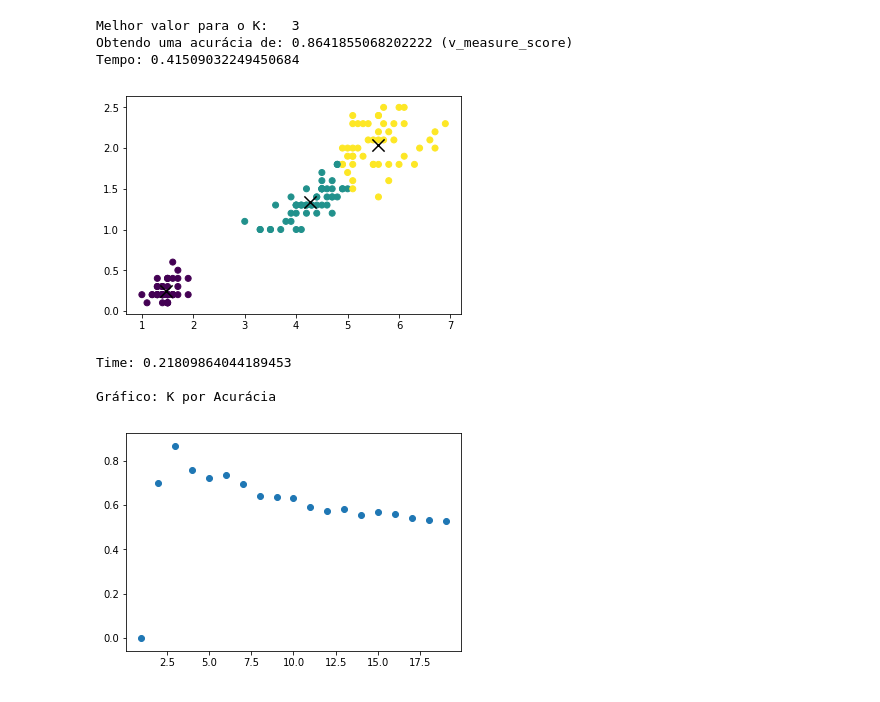
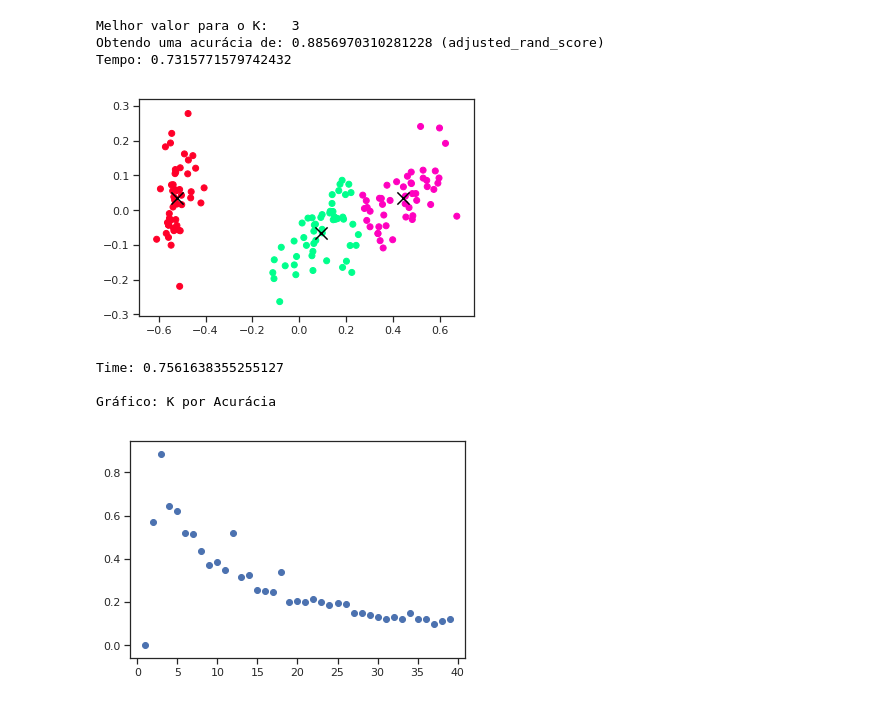
Before and after one commit to GrayJack/Bisect-K-Means, a Jupyter notebook: src/K-means-trettel.ipynb, the cells around one changed output. Cells and saved outputs as stored; diff of their text form; code cells hidden in the pictures.

```diff
--- a/src/K-means-trettel.ipynb
+++ b/src/K-means-trettel.ipynb
@@ -87,6 +36,6 @@ def plotter2(doc):
 # %%
 def euclidianDistance(p1, p2):
-    return math.sqrt( (p1[0] - p2[0])**2 + (p1[1] - p2[1])**2 )
+    return sqrt( (p1[0] - p2[0])**2 + (p1[1] - p2[1])**2 )
 # %%
 MAX_ITER = 15
 def goCondition(old_centroids, curr_centroids, itter):
@@ -116,16 +76,3 @@ def definePatternship(S, centroids, dist_func):
-# %%
-def defineNewCentroids(S, labels):
-    centroids = dict()
-    for p,label in zip(S,labels):
-        if label not in centroids:
-            centroids[label] = {"x":p[0], "y":p[1], "len":1}
-        else:
-            centroids[label]["x"] += p[0]
-            centroids[label]["y"] += p[1]
-            centroids[label]["len"] += 1
-
-
-    return [(c['x']/c['len'], c['y']/c['len']) for c in centroids.values()]
 # %%
 
 def kmeans(S, k, dist_func):
@@ -135,70 +82,62 @@ def kmeans(S, k, dist_func):
 
     while goCondition(old_centroids, curr_centroids, itter):
         old_centroids = curr_centroids
-        predicted = definePatternship(S, old_centroids, dist_func)
-        curr_centroids = defineNewCentroids(S, predicted)
+        curr_centroids,predicted = defineNewCentroids(S, old_centroids, dist_func)
         itter += 1
 
     return predicted,old_centroids
 # %%
-document = [[pl, pw] for pl,pw in zip(list(iris_data.petal_length), list(iris_data.petal_width))]
+document = np.array(iris_df[iris_df.columns[1:-1]]).tolist()
 
-best_accuracy = -1
-best_centr = None
-y_pred = []
+maping = {key:count for count,key in enumerate(iris_df.species)}
+y_true = [maping[i] for i in iris_df.species]
+
+best_accuracy = -2
+best_centr = []
+best_k = -1
 best_label = []
-best_k = 0
+inicio = time()
 
-inicio = time()
-# for _ in range(30):
-for K in range(1, 30):
+for K in range(1, 40):
     y_pred, centroids = kmeans(document, K, euclidianDistance)
 
-#     accuracy = metrics.adjusted_rand_score(y_true, y_pred)
-    try:
-        accuracy = metrics.v_measure_score(y_true, y_pred)
-    except:
-        print(y_pred)
-
+    accuracy = metrics.adjusted_rand_score(y_true, y_pred)
+#     accuracy = metrics.v_measure_score(y_true, y_pred)
 
     if accuracy >= best_accuracy:
         best_accuracy = accuracy
         best_centr = centroids
         best_k = K
         best_label = y_pred
 
-final = time()
+    final = time()
 
-print(f"Melhor valor para o K:   {best_k}\nObtendo uma acurácia de: {best_accuracy} (v_measure_score) \nTempo: {final-inicio}")
+print(f"Melhor valor para o K:   {3}\nObtendo uma acurácia de: {best_accuracy} (adjusted_rand_score)\nTempo: {final-inicio}")
 plotter(document, best_centr, best_label)
 # %% [output]
 Melhor valor para o K:   3
-Obtendo uma acurácia de: 0.8641855068202222 (v_measure_score)
-Tempo: 0.41509032249450684
+Obtendo uma acurácia de: 0.8856970310281228 (adjusted_rand_score)
+Tempo: 0.7315771579742432
-[figure, old version]
+[figure, new version]
 # %%
-doc = [[pl, pw] for pl,pw in zip(list(iris_data.petal_length), list(iris_data.petal_width))]
-document = []
+k_acc = []
 
 inicio = time()
-for K in range(1, 20):
-    y_pred, _ = kmeans(doc, K, euclidianDistance)
+for K in range(1, 40):
+    y_pred, _ = kmeans(document, K, euclidianDistance)
 
-#     accuracy = metrics.adjusted_rand_score(y_true, y_pred)
-    try:
-        accuracy = metrics.v_measure_score(y_true, y_pred)
-    except:
-        print(y_pred)
+    accuracy = metrics.adjusted_rand_score(y_true, y_pred)
 
-    document.append((K, accuracy))
+#     accuracy = metrics.v_measure_score(y_true, y_pred)
+    k_acc.append([K, accuracy])
 
 final = time()
 
-plotter2(document)
+plotter2(k_acc)
 
 print(f"Time: {final-inicio}\n\nGráfico: K por Acurácia")
 # %% [output]
-Time: 0.21809864044189453
+Time: 0.7561638355255127
 
 Gráfico: K por Acurácia
-[figure, old version]
+[figure, new version]
```
Also changed, not shown: parts of 10 cells of this notebook, 2 other files.
